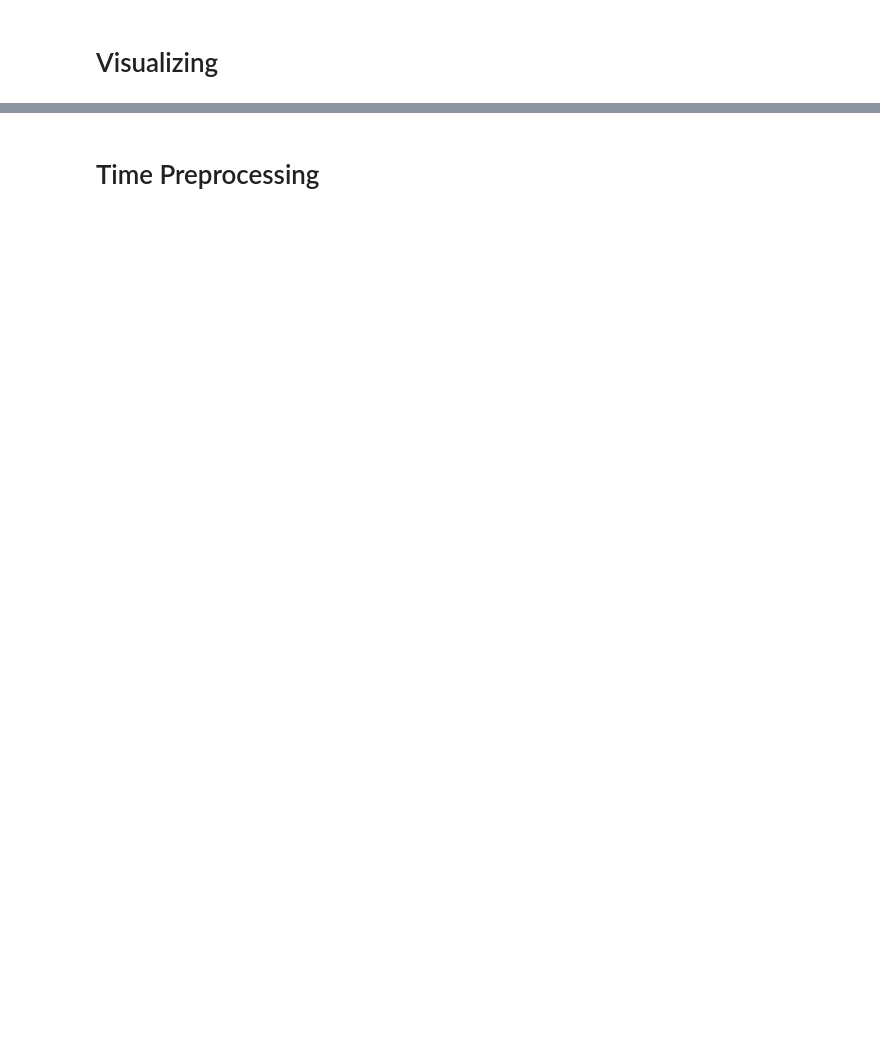
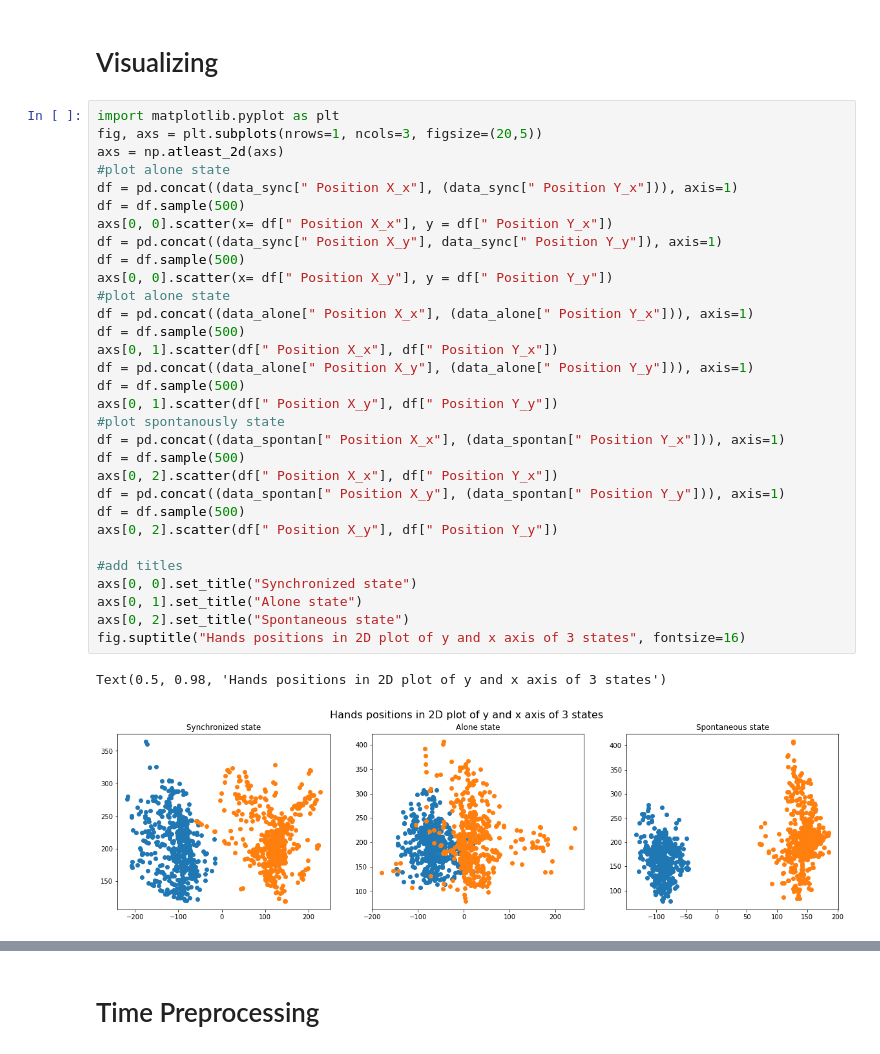
Before and after one commit to Jon400/DataVisualization, a Jupyter notebook: Hands_Motion.ipynb, the cells around one changed output, grey strips where cells are left out. Cells and saved outputs as stored; diff of their text form; blank space fills up the shorter version.

```diff
--- a/Hands_Motion.ipynb
+++ b/Hands_Motion.ipynb
@@ -67,2 +81,36 @@ data_sync
 # %% [markdown]
 # Visualizing
+# %%
+import matplotlib.pyplot as plt
+fig, axs = plt.subplots(nrows=1, ncols=3, figsize=(20,5))
+axs = np.atleast_2d(axs)
+#plot alone state
+df = pd.concat((data_sync[" Position X_x"], (data_sync[" Position Y_x"])), axis=1)
+df = df.sample(500)
+axs[0, 0].scatter(x= df[" Position X_x"], y = df[" Position Y_x"])
+df = pd.concat((data_sync[" Position X_y"], data_sync[" Position Y_y"]), axis=1)
+df = df.sample(500)
+axs[0, 0].scatter(x= df[" Position X_y"], y = df[" Position Y_y"])
+#plot alone state
+df = pd.concat((data_alone[" Position X_x"], (data_alone[" Position Y_x"])), axis=1)
+df = df.sample(500)
+axs[0, 1].scatter(df[" Position X_x"], df[" Position Y_x"])
+df = pd.concat((data_alone[" Position X_y"], (data_alone[" Position Y_y"])), axis=1)
+df = df.sample(500)
+axs[0, 1].scatter(df[" Position X_y"], df[" Position Y_y"])
+#plot spontanously state
+df = pd.concat((data_spontan[" Position X_x"], (data_spontan[" Position Y_x"])), axis=1)
+df = df.sample(500)
+axs[0, 2].scatter(df[" Position X_x"], df[" Position Y_x"])
+df = pd.concat((data_spontan[" Position X_y"], (data_spontan[" Position Y_y"])), axis=1)
+df = df.sample(500)
+axs[0, 2].scatter(df[" Position X_y"], df[" Position Y_y"])
+
+#add titles
+axs[0, 0].set_title("Synchronized state")
+axs[0, 1].set_title("Alone state")
+axs[0, 2].set_title("Spontaneous state")
+fig.suptitle("Hands positions in 2D plot of y and x axis of 3 states", fontsize=16)
+# %% [output]
+Text(0.5, 0.98, 'Hands positions in 2D plot of y and x axis of 3 states')
+[figure, added]
```
Also changed, not shown: parts of 39 cells of this notebook, 3 other files.
